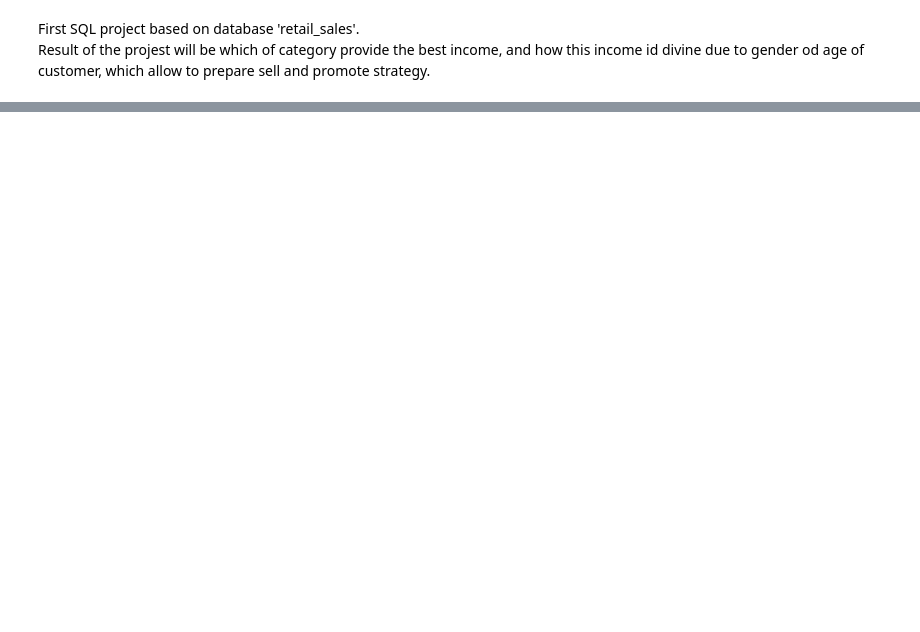
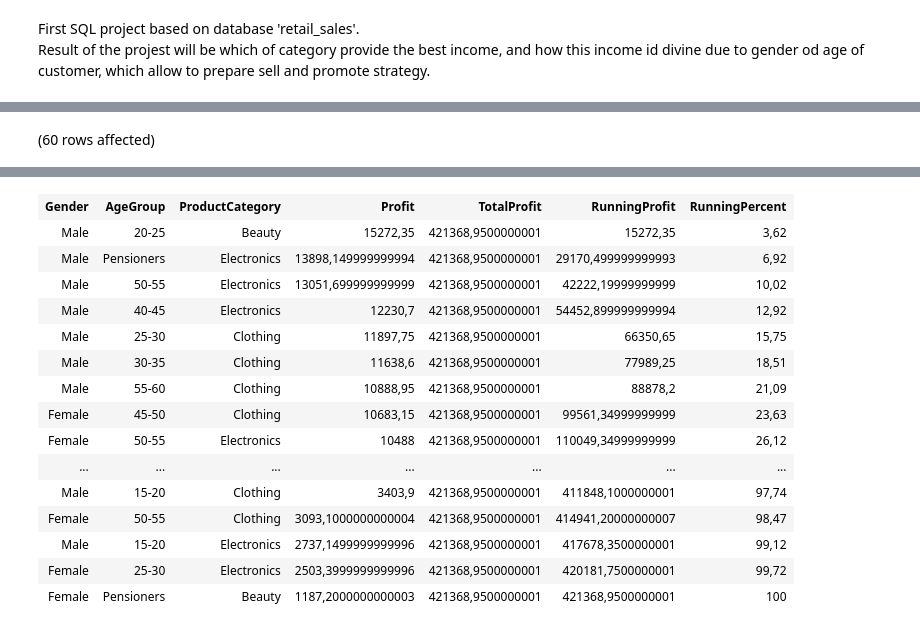
Before and after one commit to JacekO98/Retail_sales, a Jupyter notebook: Retail_sales_nextstep_GIT.ipynb, the cells around one changed output, grey strips where cells are left out. Saved outputs shown, nothing was run; the diff lists cells and outputs as text; code cells hidden in the pictures; blank space fills up the shorter version.

```diff
--- a/Retail_sales_nextstep_GIT.ipynb
+++ b/Retail_sales_nextstep_GIT.ipynb
@@ -132,3 +172,48 @@ Total execution time: 00:00:00.038
 | 1663 | 2023-12-07 | 07:04:00 | 33 | Male | 23 | Clothing | 4 | 300 | ... |
 | 1748 | 2023-03-02 | 10:24:00 | 119 | Male | 25 | Clothing | 3 | 50 | ... |
 | 1806 | 2023-06-14 | 10:13:00 | 61 | Female | 35 | Beauty | 3 | 300 | ... |
+# %%
+WITH Age AS (
+    SELECT *,
+        CASE
+            WHEN Age >= 10 AND Age < 15 THEN '10-15'
+            WHEN Age >= 15 AND Age < 20 THEN '15-20'
+            WHEN Age >= 20 AND Age < 25 THEN '20-25'
+            WHEN Age >= 25 AND Age < 30 THEN '25-30'
+            WHEN Age >= 30 AND Age < 35 THEN '30-35'
+            WHEN Age >= 35 AND Age < 40 THEN '35-40'
+            WHEN Age >= 40 AND Age < 45 THEN '40-45'
+            WHEN Age >= 45 AND Age < 50 THEN '45-50'
+            WHEN Age >= 50 AND Age < 55 THEN '50-55'
+            WHEN Age >= 55 AND Age < 60 THEN '55-60'
+            ELSE 'Pensioners'
+        END AS AgeGroup,
+        COGS * QuantitySold AS 'TotalCOGS'
+    FROM dbo.Sell
+),
+Final AS (
+    SELECT
+        Gender AS 'Gender',
+        AgeGroup AS 'AgeGroup',
+        ProductCategory AS 'ProductCategory',
+        SUM(TotalSaleAmount) - SUM(TotalCOGS) AS 'Profit'
+    FROM Age
+    GROUP BY Gender, AgeGroup, ProductCategory
+
+)
+SELECT
+    Gender,
+    AgeGroup,
+    ProductCategory,
+    Profit,
+    SUM(Profit) OVER() AS 'TotalProfit',
+    SUM(Profit) OVER( ORDER BY Profit DESC ) AS 'RunningProfit',
+    ROUND(
+        100 * SUM(Profit) OVER( ORDER BY Profit DESC) / SUM(Profit) OVER(),
+        2
+    ) AS 'RunningPercent'
+
+FROM Final
+ORDER BY Profit DESC
+# %% [output]
+(60 rows affected)
@@ -134,0 +221,16 @@ Total execution time: 00:00:00.038
+| Gender | AgeGroup | ProductCategory | Profit | TotalProfit | RunningProfit | RunningPercent |
+| Male | 20-25 | Beauty | 15272,35 | 421368,9500000001 | 15272,35 | 3,62 |
+| Male | Pensioners | Electronics | 13898,149999999994 | 421368,9500000001 | 29170,499999999993 | 6,92 |
+| Male | 50-55 | Electronics | 13051,699999999999 | 421368,9500000001 | 42222,19999999999 | 10,02 |
+| Male | 40-45 | Electronics | 12230,7 | 421368,9500000001 | 54452,899999999994 | 12,92 |
+| Male | 25-30 | Clothing | 11897,75 | 421368,9500000001 | 66350,65 | 15,75 |
+| Male | 30-35 | Clothing | 11638,6 | 421368,9500000001 | 77989,25 | 18,51 |
+| Male | 55-60 | Clothing | 10888,95 | 421368,9500000001 | 88878,2 | 21,09 |
+| Female | 45-50 | Clothing | 10683,15 | 421368,9500000001 | 99561,34999999999 | 23,63 |
+| Female | 50-55 | Electronics | 10488 | 421368,9500000001 | 110049,34999999999 | 26,12 |
+| ... | ... | ... | ... | ... | ... | ... |
+| Male | 15-20 | Clothing | 3403,9 | 421368,9500000001 | 411848,1000000001 | 97,74 |
+| Female | 50-55 | Clothing | 3093,1000000000004 | 421368,9500000001 | 414941,20000000007 | 98,47 |
+| Male | 15-20 | Electronics | 2737,1499999999996 | 421368,9500000001 | 417678,3500000001 | 99,12 |
+| Female | 25-30 | Electronics | 2503,3999999999996 | 421368,9500000001 | 420181,7500000001 | 99,72 |
+| Female | Pensioners | Beauty | 1187,2000000000003 | 421368,9500000001 | 421368,9500000001 | 100 |
```
Also changed, not shown: parts of 8 cells of this notebook, 5 other files.
